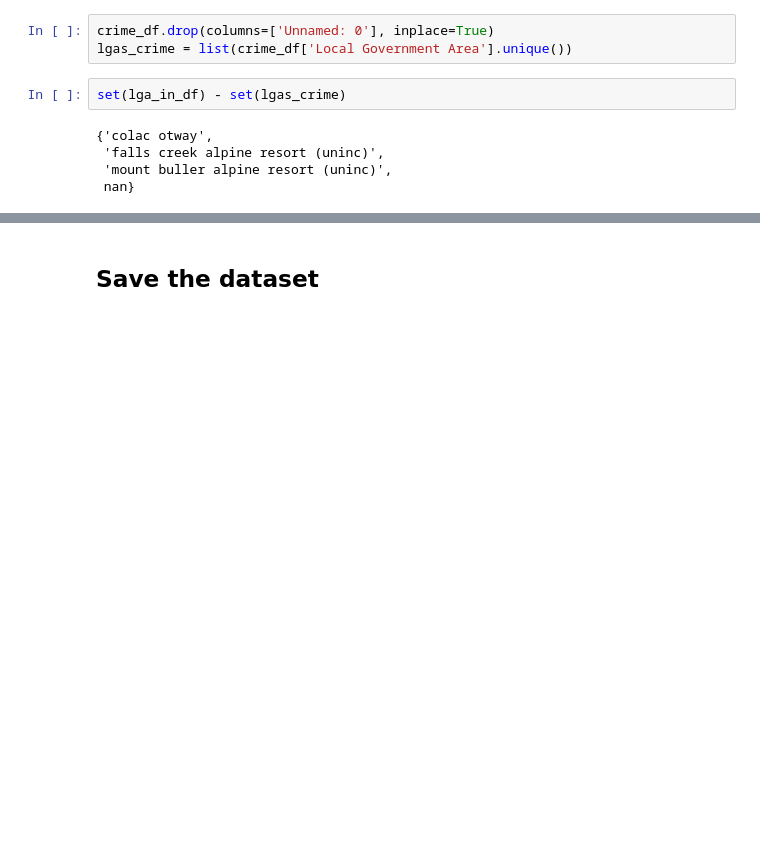
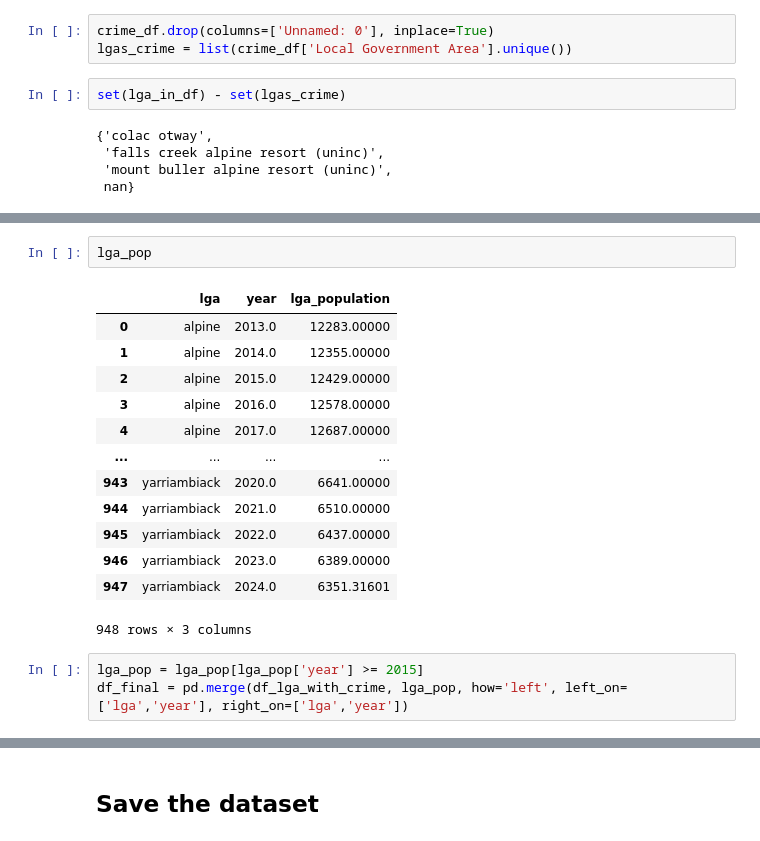
Before and after one commit to MAST30034-AppliedDataScience/project-2-group-real-estate-industry-project-32, a Jupyter notebook: notebooks/featureagg_oldhouse.ipynb, the cells around one changed output, grey strips where cells are left out. Drawn from its saved outputs; the diff is of its cells as text; blank space fills up the shorter version.

```diff
--- a/notebooks/featureagg_oldhouse.ipynb
+++ b/notebooks/featureagg_oldhouse.ipynb
@@ -370,0 +427,19 @@ set(lga_in_df) - set(lgas_crime)
+# %%
+lga_pop
+# %% [output]
+|  | lga | year | lga_population |
+| 0 | alpine | 2013.0 | 12283.00000 |
+| 1 | alpine | 2014.0 | 12355.00000 |
+| 2 | alpine | 2015.0 | 12429.00000 |
+| 3 | alpine | 2016.0 | 12578.00000 |
+| 4 | alpine | 2017.0 | 12687.00000 |
+| ... | ... | ... | ... |
+| 943 | yarriambiack | 2020.0 | 6641.00000 |
+| 944 | yarriambiack | 2021.0 | 6510.00000 |
+| 945 | yarriambiack | 2022.0 | 6437.00000 |
+| 946 | yarriambiack | 2023.0 | 6389.00000 |
+| 947 | yarriambiack | 2024.0 | 6351.31601 |
+948 rows × 3 columns
+# %%
+lga_pop = lga_pop[lga_pop['year'] >= 2015]
+df_final = pd.merge(df_lga_with_crime, lga_pop, how='left', left_on=['lga','year'], right_on=['lga','year'])
```
Also changed, not shown: parts of 14 cells of this notebook.
